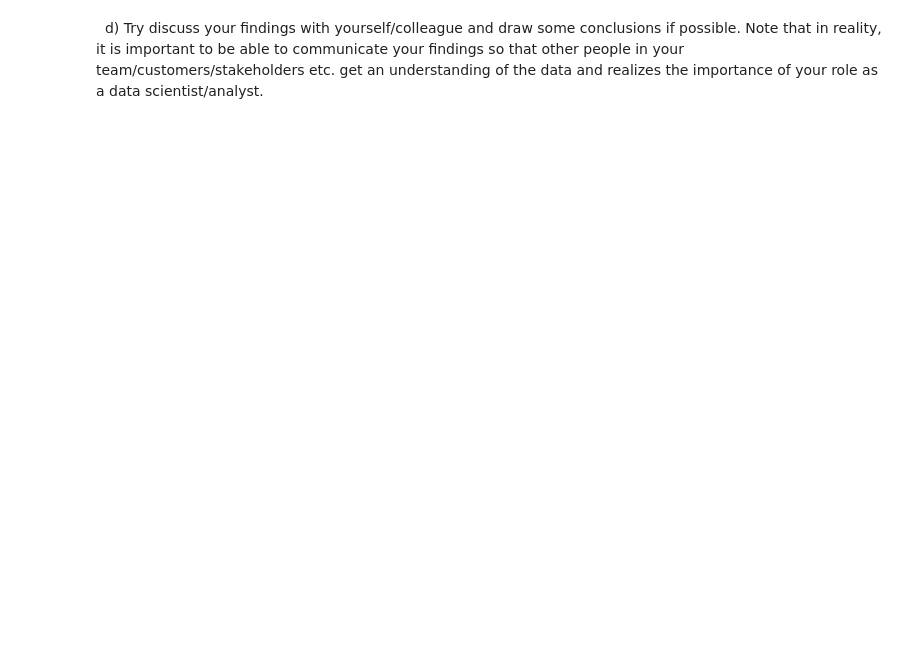
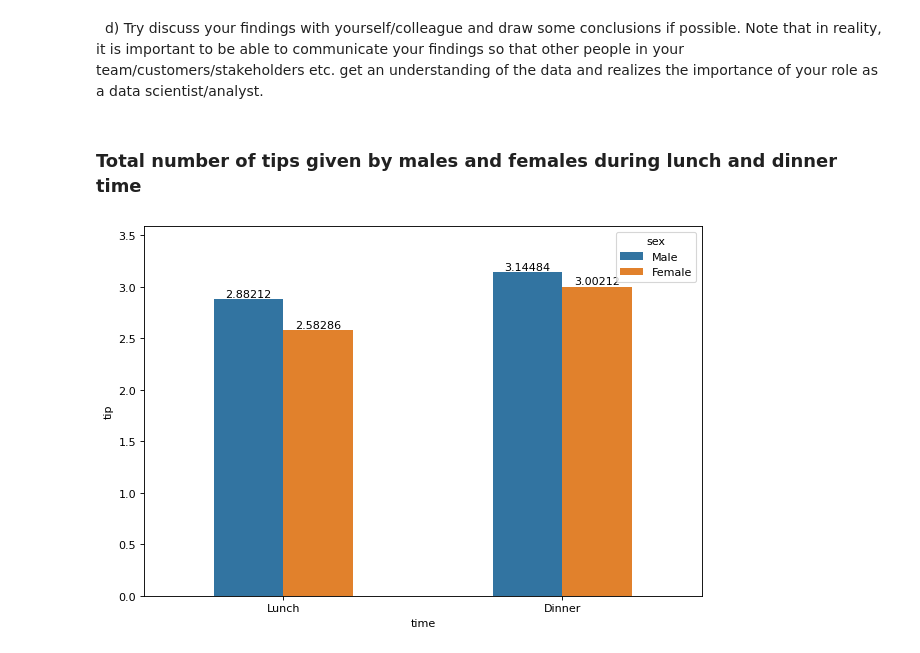
Before and after one commit to VineelaNedunuri/Machine-learning, a Jupyter notebook: Exercises/E03_overfit_regularization.ipynb, the cells around one changed output. Cells and saved outputs as stored; diff of their text form; code cells hidden in the pictures; blank space fills up the shorter version.

```diff
--- a/Exercises/E03_overfit_regularization.ipynb
+++ b/Exercises/E03_overfit_regularization.ipynb
@@ -145,3 +171,13 @@ plt.show()
 
 
 &nbsp; d) Try discuss your findings with yourself/colleague and draw some conclusions if possible. Note that in reality, it is important to be able to communicate your findings so that other people in your team/customers/stakeholders etc. get an understanding of the data and realizes the importance of your role as a data scientist/analyst.
+# %% [markdown]
+### Total number of tips given by males and females during lunch and dinner time
+# %%
+fig= plt.figure(dpi=80,figsize=(9, 6))
+ax= sns.barplot(data =df, x='time', y='tip',hue='sex',errwidth=0,width=.5)
+
+for container in ax.containers:
+    ax.bar_label(container)
+# %% [output]
+[figure, added]
```
Also changed, not shown: parts of 12 cells of this notebook.
